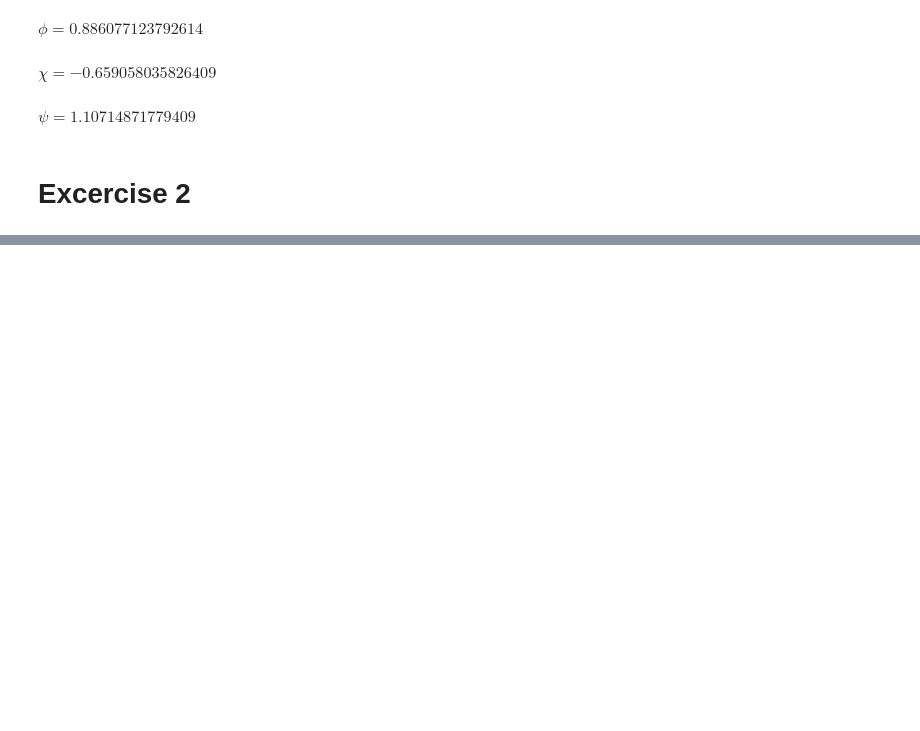
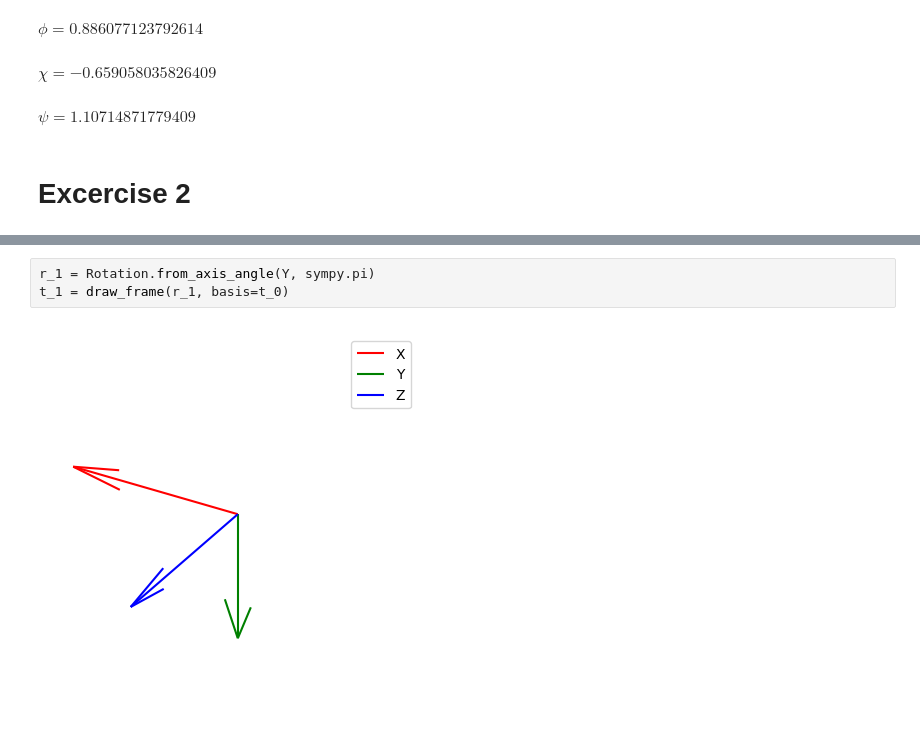
Before and after one commit to Haislich/robotic, a Jupyter notebook: exams/midterm_15-11-2023.ipynb, the cells around one changed output, grey strips where cells are left out. Drawn from its saved outputs; the diff is of its cells as text; blank space fills up the shorter version.

```diff
--- a/exams/midterm_15-11-2023.ipynb
+++ b/exams/midterm_15-11-2023.ipynb
@@ -80,0 +92,5 @@ $\displaystyle \theta = 1.06171825048799$
+# %%
+r_1 = Rotation.from_axis_angle(Y, sympy.pi)
+t_1 = draw_frame(r_1, basis=t_0)
+# %% [output]
+[figure, added]
```
Also changed, not shown: parts of 23 cells of this notebook, 1 other file.
